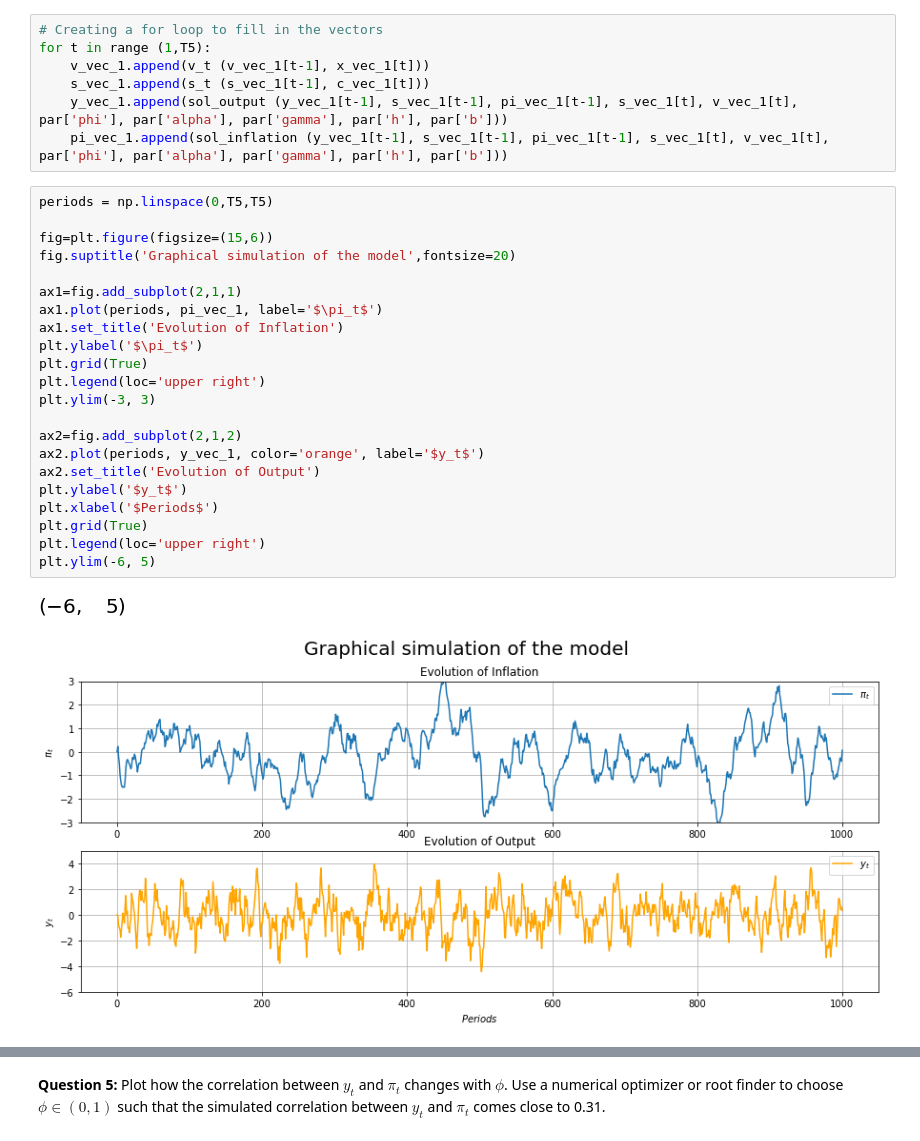
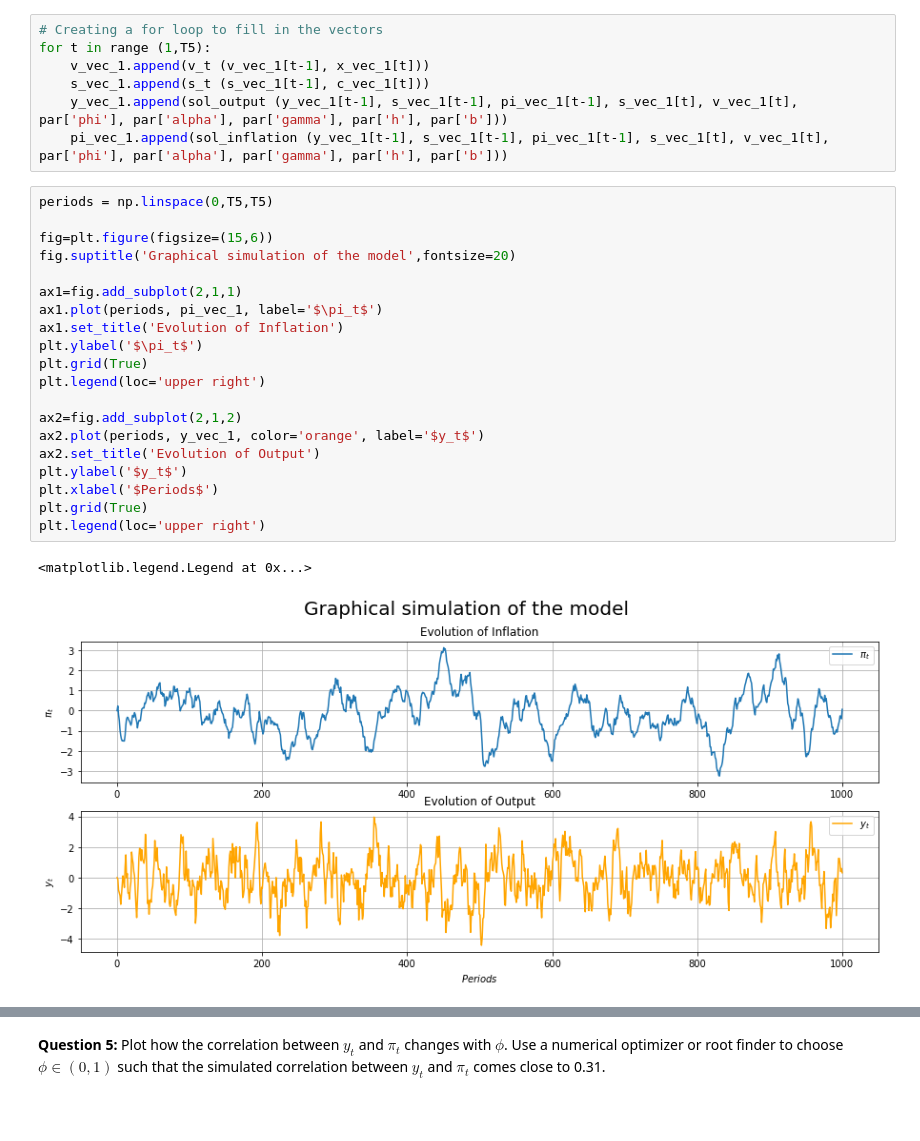
Before and after one commit to NumEconCopenhagen/projects-2019-bcg, a Jupyter notebook: examproject/exam_2019.ipynb, the cells around one changed output, grey strips where cells are left out. Saved outputs shown, nothing was run; the diff lists cells and outputs as text; blank space fills up the shorter version.

```diff
--- a/examproject/exam_2019.ipynb
+++ b/examproject/exam_2019.ipynb
@@ -568,28 +569,26 @@ for t in range (1,T5):
 # %%
 periods = np.linspace(0,T5,T5)
 
 fig=plt.figure(figsize=(15,6))
 fig.suptitle('Graphical simulation of the model',fontsize=20)
 
 ax1=fig.add_subplot(2,1,1)
 ax1.plot(periods, pi_vec_1, label='$\pi_t$')
 ax1.set_title('Evolution of Inflation')
 plt.ylabel('$\pi_t$')
 plt.grid(True)
 plt.legend(loc='upper right')
-plt.ylim(-3, 3)
 
 ax2=fig.add_subplot(2,1,2)
 ax2.plot(periods, y_vec_1, color='orange', label='$y_t$')
 ax2.set_title('Evolution of Output')
 plt.ylabel('$y_t$')
 plt.xlabel('$Periods$')
 plt.grid(True)
 plt.legend(loc='upper right')
-plt.ylim(-6, 5)
 # %% [output]
+<matplotlib.legend.Legend at 0x...>
-[figure, old version]
+[figure, new version]
-[figure, removed]
 # %%
 # Calculating the statistics:
 var_y_t = np.var(y_vec_1)
```
Also changed, not shown: parts of 9 cells of this notebook.
